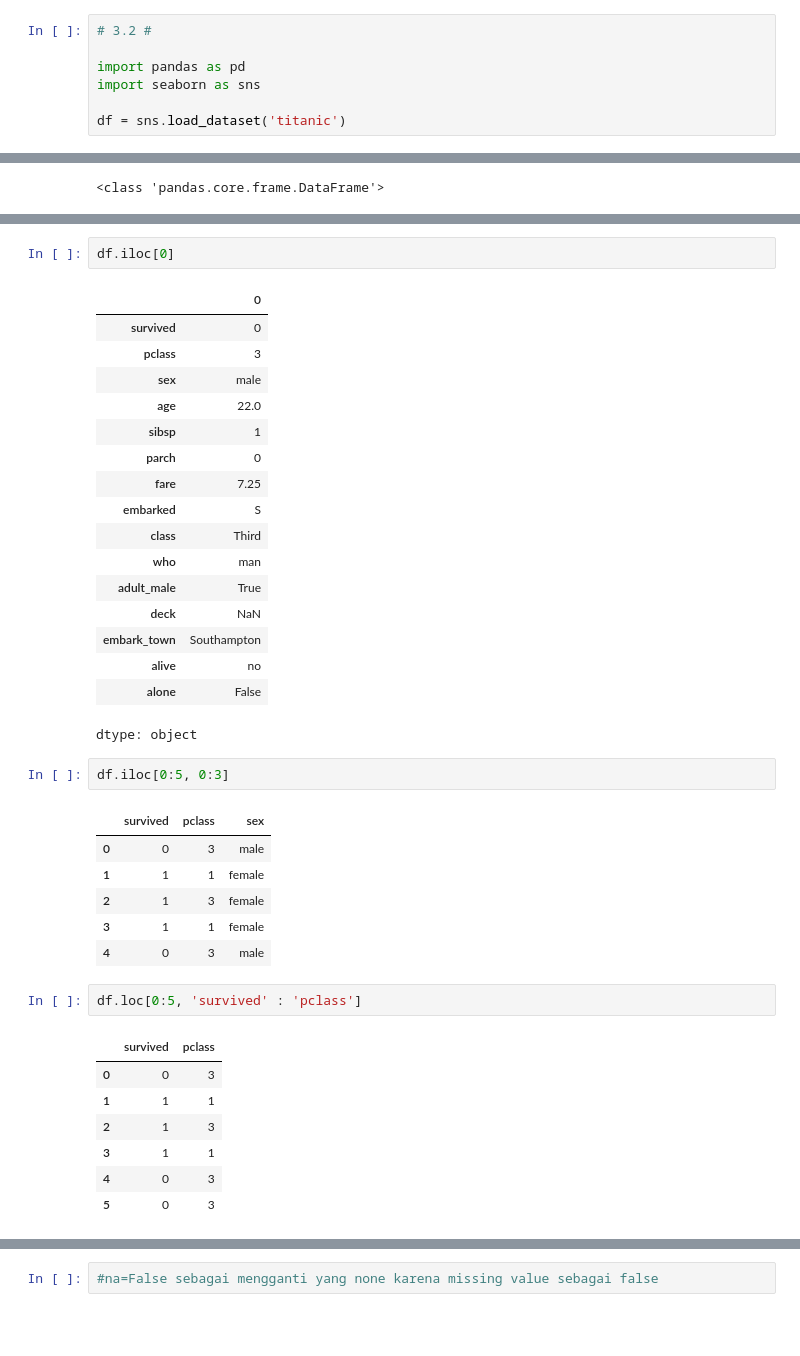
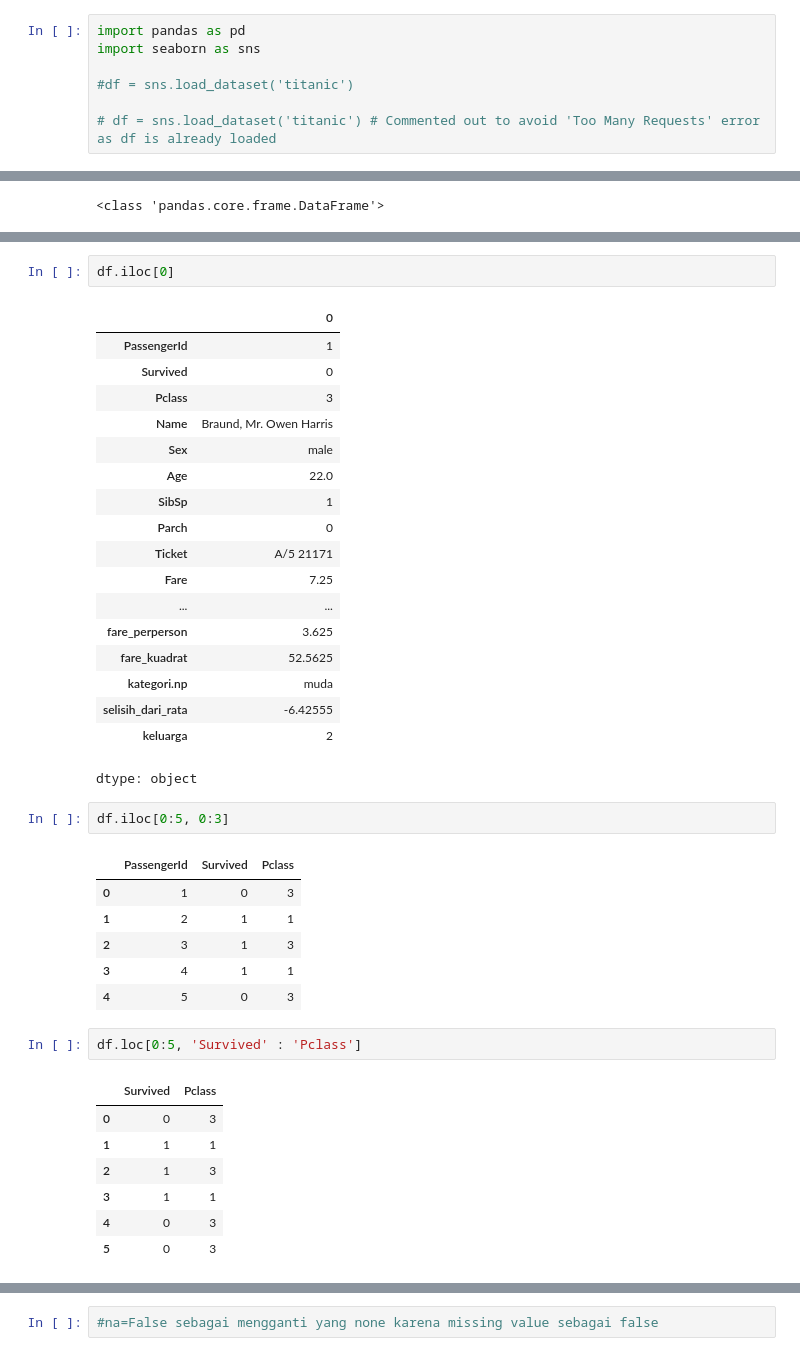
Before and after one commit to habibrmdni0-hue/Data-Science, a Jupyter notebook: Untitled3.ipynb, the cells around one changed output, grey strips where cells are left out. Drawn from its saved outputs; the diff is of its cells as text; blank space fills up the shorter version.

```diff
--- a/Untitled3.ipynb
+++ b/Untitled3.ipynb
@@ -266,12 +266,12 @@ np.where(arr > 2, "besar", "kecil")
 [3 4 5]
 array(['kecil', 'kecil', 'besar', 'besar', 'besar'], dtype='<U5')
 # %%
-# 3.2 #
-
 import pandas as pd
 import seaborn as sns
 
-df = sns.load_dataset('titanic')
+#df = sns.load_dataset('titanic')
+
+# df = sns.load_dataset('titanic') # Commented out to avoid 'Too Many Requests' error as df is already loaded
 # %%
 print(type(df))
 # %% [output]
@@ -410,35 +412,36 @@ dtype: object
 df.iloc[0]
 # %% [output]
 |  | 0 |
-| survived | 0 |
-| pclass | 3 |
-| sex | male |
-| age | 22.0 |
-| sibsp | 1 |
-| parch | 0 |
-| fare | 7.25 |
-| embarked | S |
-| class | Third |
-| who | man |
-| adult_male | True |
-| deck | NaN |
-| embark_town | Southampton |
-| alive | no |
-| alone | False |
+| PassengerId | 1 |
+| Survived | 0 |
+| Pclass | 3 |
+| Name | Braund, Mr. Owen Harris |
+| Sex | male |
+| Age | 22.0 |
+| SibSp | 1 |
+| Parch | 0 |
+| Ticket | A/5 21171 |
+| Fare | 7.25 |
+| ... | ... |
+| fare_perperson | 3.625 |
+| fare_kuadrat | 52.5625 |
+| kategori.np | muda |
+| selisih_dari_rata | -6.42555 |
+| keluarga | 2 |
 dtype: object
 # %%
 df.iloc[0:5, 0:3]
 # %% [output]
-|  | survived | pclass | sex |
-| 0 | 0 | 3 | male |
-| 1 | 1 | 1 | female |
-| 2 | 1 | 3 | female |
-| 3 | 1 | 1 | female |
-| 4 | 0 | 3 | male |
+|  | PassengerId | Survived | Pclass |
+| 0 | 1 | 0 | 3 |
+| 1 | 2 | 1 | 1 |
+| 2 | 3 | 1 | 3 |
+| 3 | 4 | 1 | 1 |
+| 4 | 5 | 0 | 3 |
 # %%
-df.loc[0:5, 'survived' : 'pclass']
+df.loc[0:5, 'Survived' : 'Pclass']
 # %% [output]
-|  | survived | pclass |
+|  | Survived | Pclass |
 | 0 | 0 | 3 |
 | 1 | 1 | 1 |
 | 2 | 1 | 3 |
```
Also changed, not shown: parts of 66 cells of this notebook.
